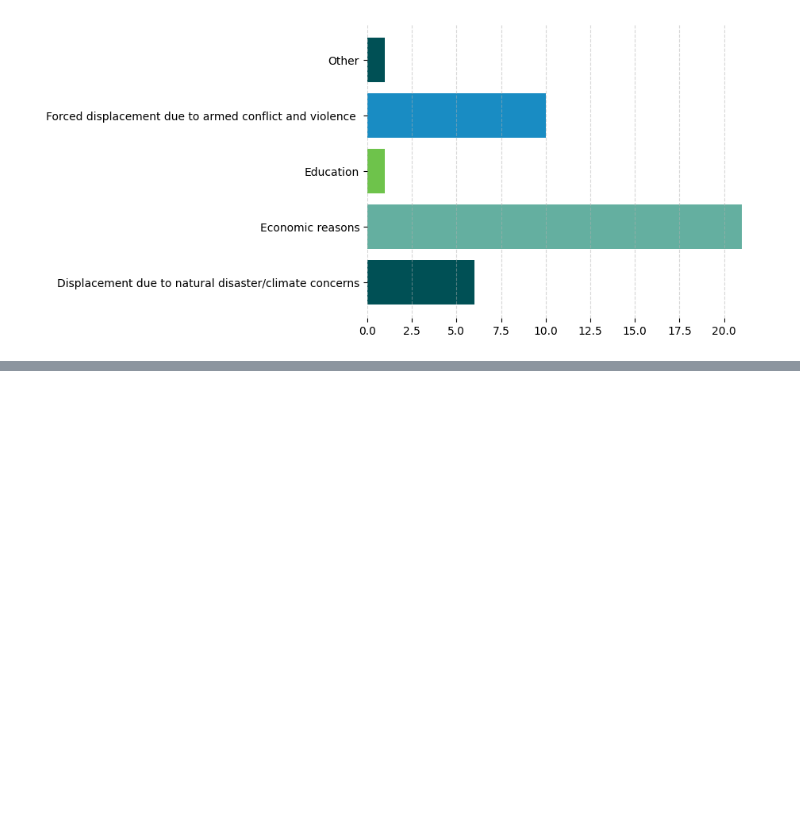
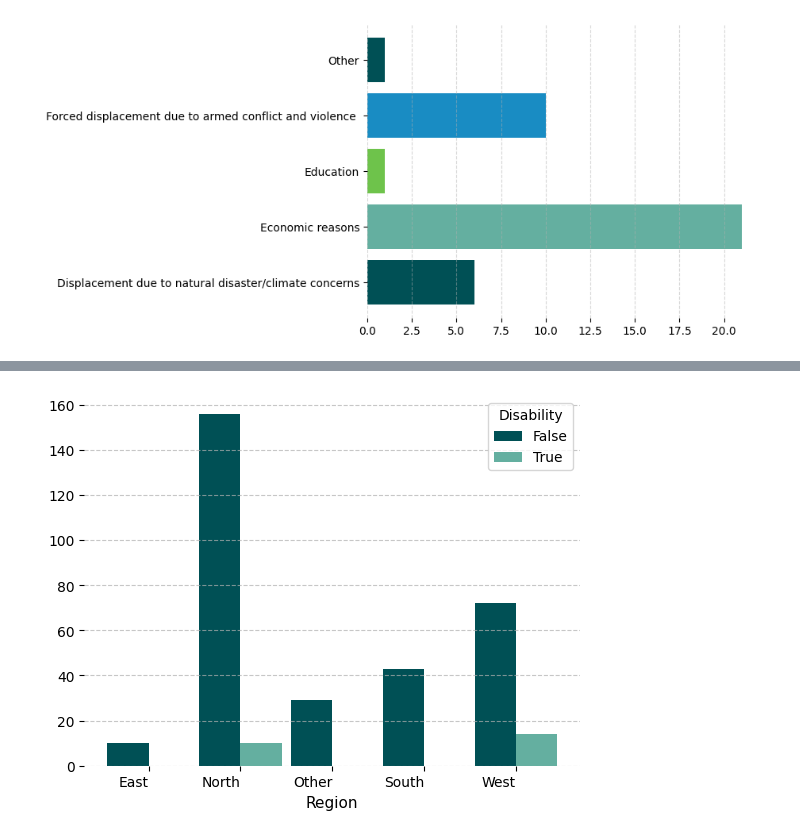
Before and after one commit to Mirwais-Farahi/MSIHealthServiceAnalytics, a Jupyter notebook: notebooks/03_Descriptive_Analysis.ipynb, the cells around one changed output, grey strips where cells are left out. Drawn from its saved outputs; the diff is of its cells as text; code cells hidden in the pictures; blank space fills up the shorter version.

```diff
--- a/notebooks/03_Descriptive_Analysis.ipynb
+++ b/notebooks/03_Descriptive_Analysis.ipynb
@@ -476,0 +558,3 @@ Total of 77
+# %%
+region_wise_disability = original_data.groupby(['REGION', 'Disability']).size().reset_index(name='Total')
+region_wise_disability
@@ -476,0 +570,18 @@ Total of 77
+# %%
+vis_region_wise_disability = region_wise_disability.pivot(index='REGION', columns='Disability', values='Total')
+
+# plottting the clustered bar chart with adjusted layout
+ax = vis_region_wise_disability.plot(kind='bar', width=0.9, color=colors)
+
+#plt.title("Region-Wise Disability Percentage", fontsize=12)
+for spine in plt.gca().spines.values():
+    spine.set_visible(False)
+
+plt.grid(axis='y', linestyle='--', alpha=0.7)
+
+plt.xlabel("Region", fontsize=11)
+plt.xticks(rotation=0, ha='right', fontsize=10)
+
+plt.show()
+# %% [output]
+[figure, added]
```
Also changed, not shown: parts of 14 cells of this notebook.
